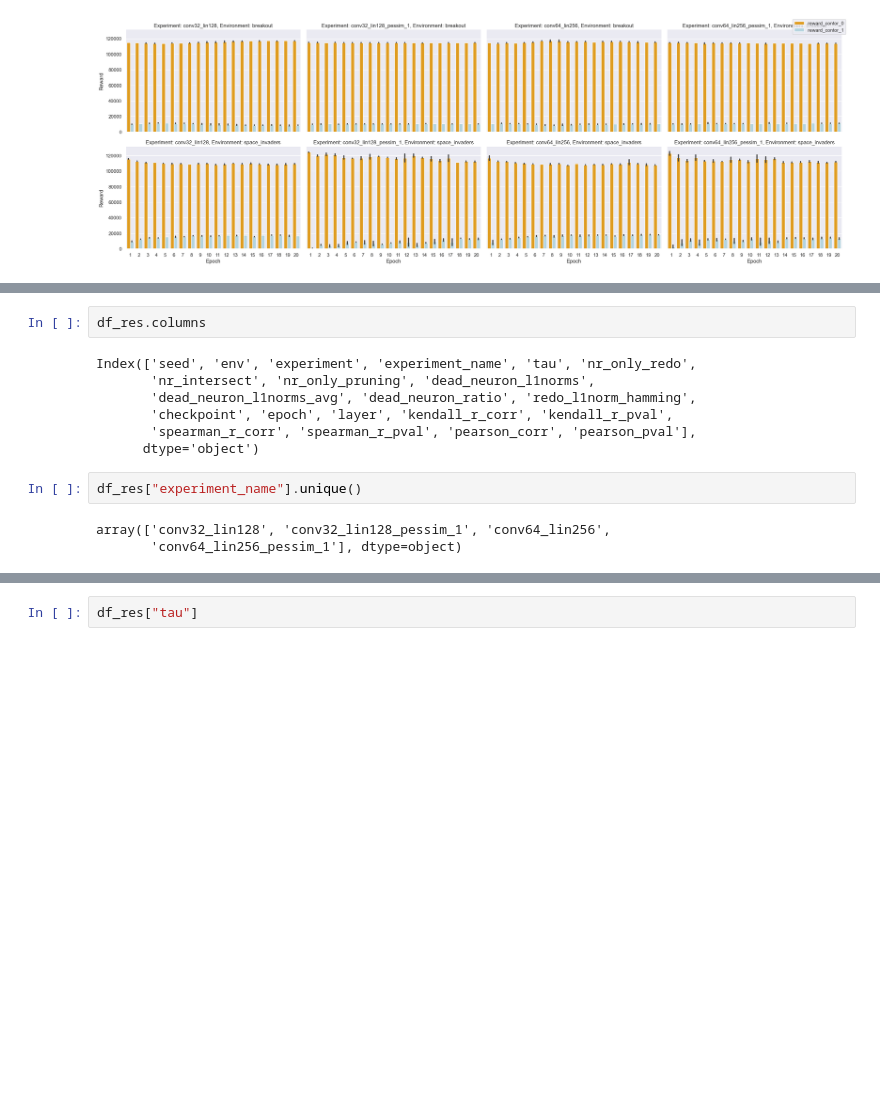
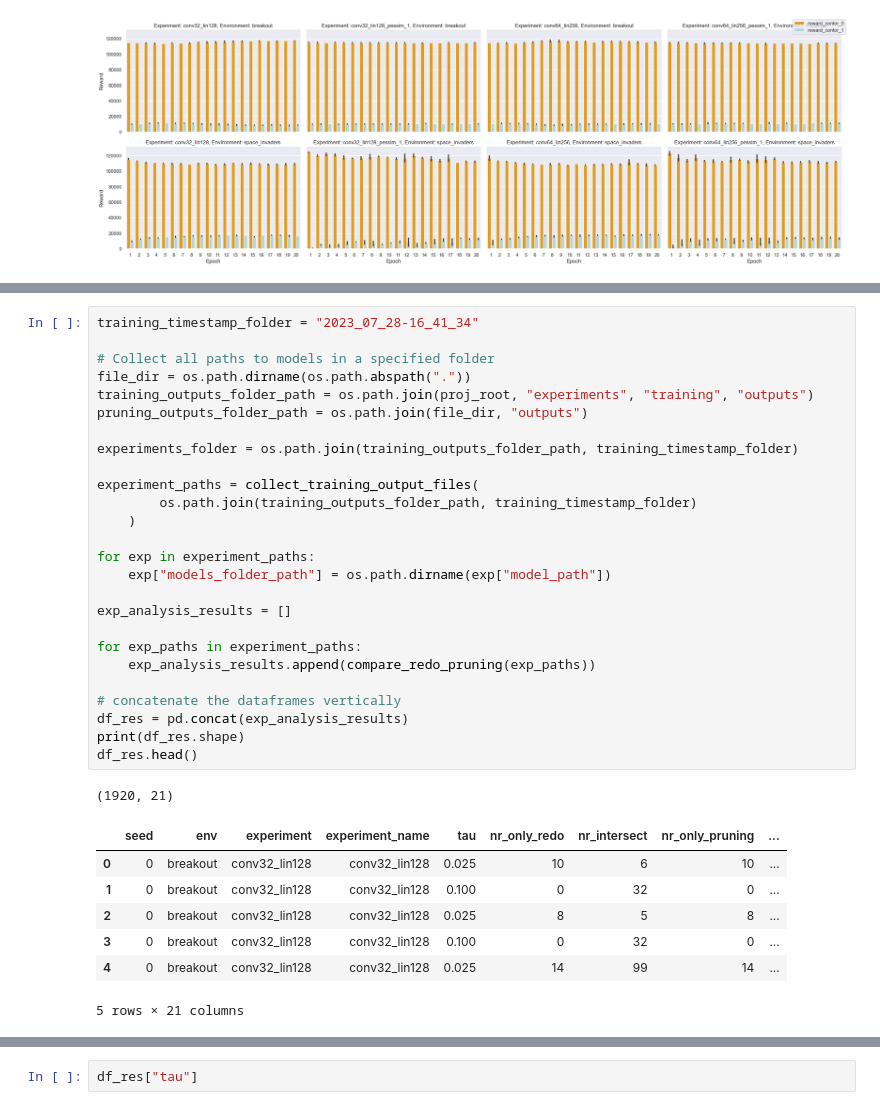
Before and after one commit to mariusdgm/minatar_work, a Jupyter notebook: notebooks/inspect_training_output.ipynb, the cells around one changed output, grey strips where cells are left out. Drawn from its saved outputs; the diff is of its cells as text; blank space fills up the shorter version.

```diff
--- a/notebooks/inspect_training_output.ipynb
+++ b/notebooks/inspect_training_output.ipynb
@@ -391,14 +383,35 @@ df_res
-# %%
-df_res.columns
-# %% [output]
-Index(['seed', 'env', 'experiment', 'experiment_name', 'tau', 'nr_only_redo',
-       'nr_intersect', 'nr_only_pruning', 'dead_neuron_l1norms',
-       'dead_neuron_l1norms_avg', 'dead_neuron_ratio', 'redo_l1norm_hamming',
-       'checkpoint', 'epoch', 'layer', 'kendall_r_corr', 'kendall_r_pval',
-       'spearman_r_corr', 'spearman_r_pval', 'pearson_corr', 'pearson_pval'],
-      dtype='object')
-# %%
-df_res["experiment_name"].unique()
-# %% [output]
-array(['conv32_lin128', 'conv32_lin128_pessim_1', 'conv64_lin256',
-       'conv64_lin256_pessim_1'], dtype=object)
+# %%
+training_timestamp_folder = "2023_07_28-16_41_34"
+
+# Collect all paths to models in a specified folder
+file_dir = os.path.dirname(os.path.abspath("."))
+training_outputs_folder_path = os.path.join(proj_root, "experiments", "training", "outputs")
+pruning_outputs_folder_path = os.path.join(file_dir, "outputs")
+
+experiments_folder = os.path.join(training_outputs_folder_path, training_timestamp_folder)
+
+experiment_paths = collect_training_output_files(
+        os.path.join(training_outputs_folder_path, training_timestamp_folder)
+    )
+
+for exp in experiment_paths:
+    exp["models_folder_path"] = os.path.dirname(exp["model_path"])
+
+exp_analysis_results = []
+
+for exp_paths in experiment_paths:
+    exp_analysis_results.append(compare_redo_pruning(exp_paths))
+
+# concatenate the dataframes vertically
+df_res = pd.concat(exp_analysis_results)
+print(df_res.shape)
+df_res.head()
+# %% [output]
+(1920, 21)
+|  | seed | env | experiment | experiment_name | tau | nr_only_redo | nr_intersect | nr_only_pruning | ... |
+| 0 | 0 | breakout | conv32_lin128 | conv32_lin128 | 0.025 | 10 | 6 | 10 | ... |
+| 1 | 0 | breakout | conv32_lin128 | conv32_lin128 | 0.100 | 0 | 32 | 0 | ... |
+| 2 | 0 | breakout | conv32_lin128 | conv32_lin128 | 0.025 | 8 | 5 | 8 | ... |
+| 3 | 0 | breakout | conv32_lin128 | conv32_lin128 | 0.100 | 0 | 32 | 0 | ... |
+| 4 | 0 | breakout | conv32_lin128 | conv32_lin128 | 0.025 | 14 | 99 | 14 | ... |
+5 rows × 21 columns
```
Also changed, not shown: parts of 16 cells of this notebook.
